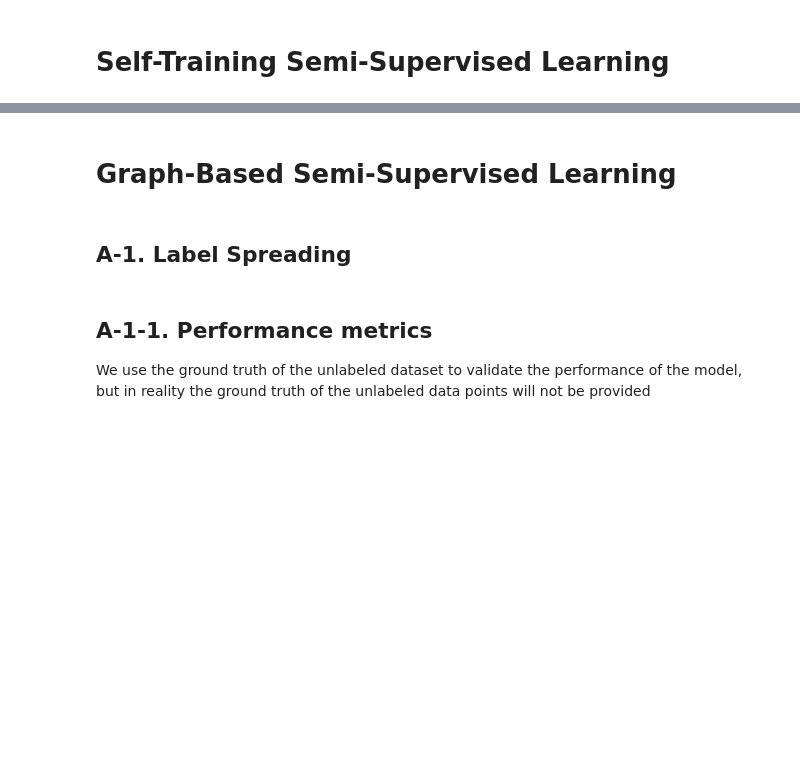
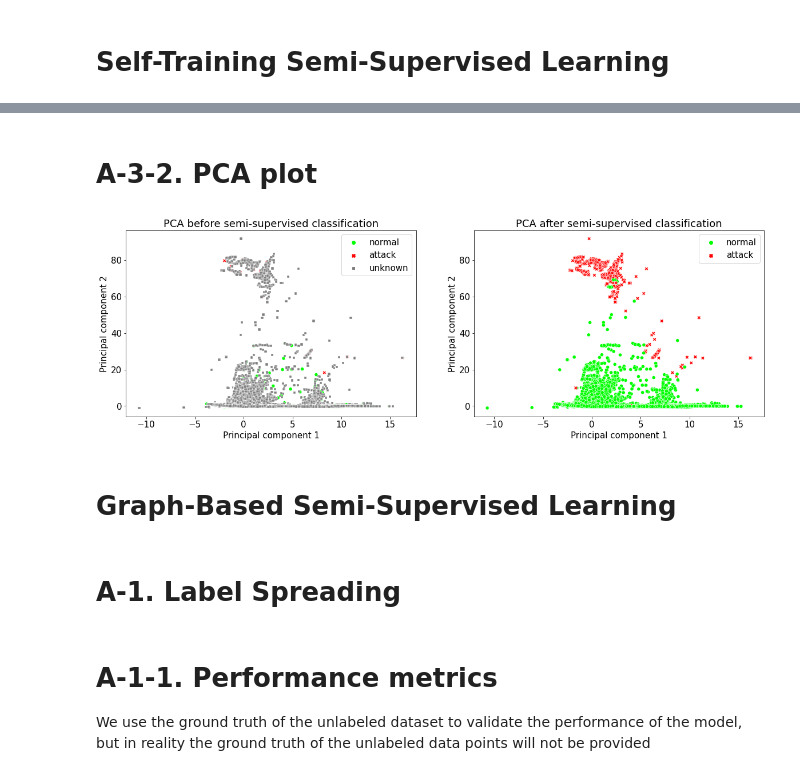
Before and after one commit to Owerre/Anomaly-Detection, a Jupyter notebook: Network-intrusion/notebooks/04-semi-supervised_ml.ipynb, the cells around one changed output, grey strips where cells are left out. Cells and saved outputs as stored; diff of their text form; code cells hidden in the pictures; blank space fills up the shorter version.

```diff
--- a/Network-intrusion/notebooks/04-semi-supervised_ml.ipynb
+++ b/Network-intrusion/notebooks/04-semi-supervised_ml.ipynb
@@ -248,0 +269,11 @@ transfxn.plot_pca(X_train_scaled, y_train, rf_y_pred)
+# %%
+param_dist = {'objective':'binary:logistic', 'eval_metric':'logloss',
+                'learning_rate':0.1, 'random_state':42
+                }
+
+xgb_base_classifier = XGBClassifier(**param_dist)
+xgb_y_pred, y_proba = model.self_training_clf(xgb_base_classifier, X_train_scaled, y_train,
+                                          threshold= 0.75, max_iter = None,verbose = True)
+print('-' * 40)
+print("Predicted labels for {} unlabeled data points:".format(len(y_true)))
+pd.Series(xgb_y_pred[unlabeled_set]).value_counts()
@@ -249,7 +315,17 @@ transfxn.plot_pca(X_train_scaled, y_train, rf_y_pred)
+# %% [markdown]
+# A-3-2. PCA plot
+# %%
+# Re-encode the class variable
+y_train_ = pd.Series(y_train).map({0:'normal',1: 'attack', -1: 'unknown'})
+xgb_y_pred = pd.Series(xgb_y_pred).map({0:'normal',1: 'attack'})
+
+transfxn.plot_pca(X_train_scaled, y_train_, xgb_y_pred)
+# %% [output]
+[figure, added]
 # %% [markdown]
 # Graph-Based Semi-Supervised Learning
 # %% [markdown]
-## A-1. Label Spreading
+# A-1. Label Spreading
 # %%
 ls_y_pred, y_proba = model.label_spread(X_train_scaled, y_train, gamma = 20, max_iter = 30)
 
@@ -257,7 +333,7 @@ print('-' * 40)
 print("Predicted labels for {} unlabeled data points:".format(len(y_true)))
 pd.Series(ls_y_pred[unlabeled_set]).value_counts()
 # %% [markdown]
-## A-1-1. Performance metrics
+# A-1-1. Performance metrics
 We use the ground truth of the unlabeled dataset to validate the performance of the model, but in reality the ground truth of the unlabeled data points will not be provided
 # %%
 model.eval_metrics(y_true.values, ls_y_pred[unlabeled_set], model_nm = 'Label Spreading')
```
Also changed, not shown: parts of 24 cells of this notebook, 2 other files.
